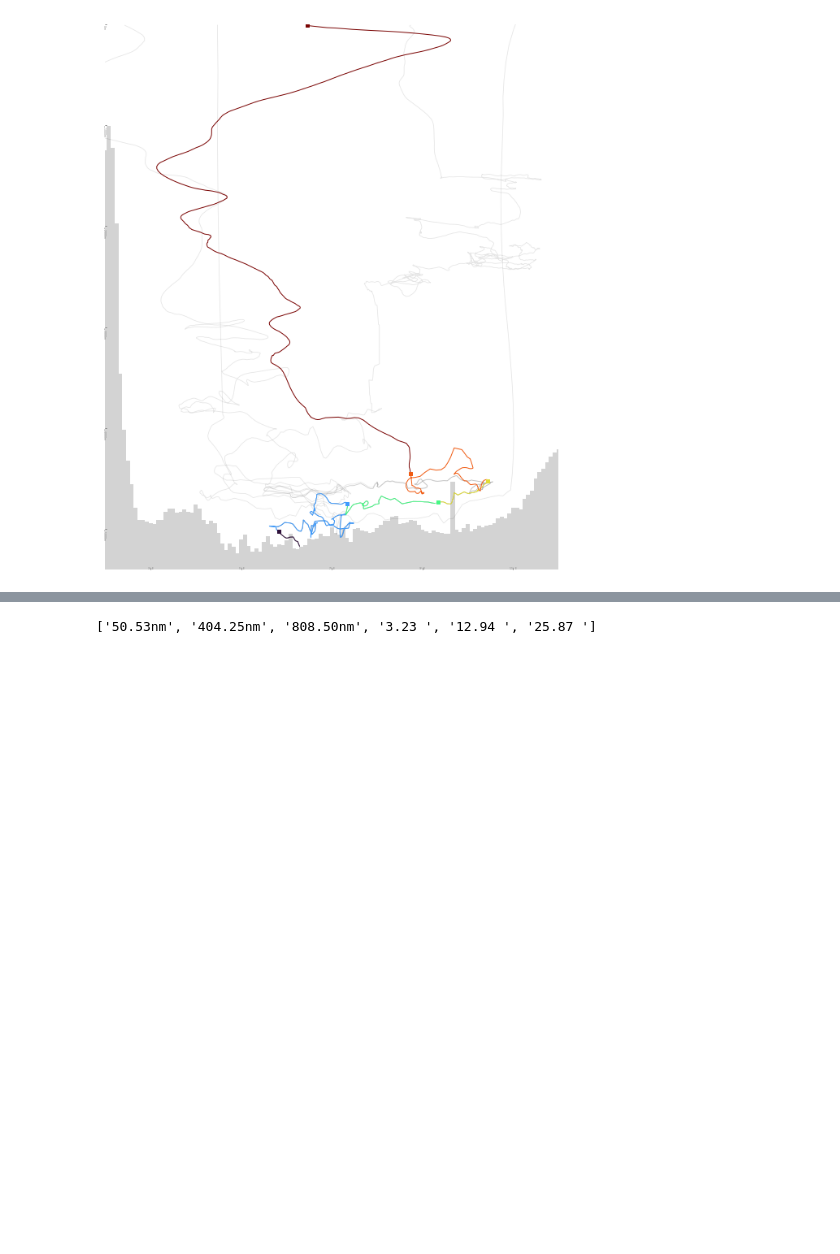
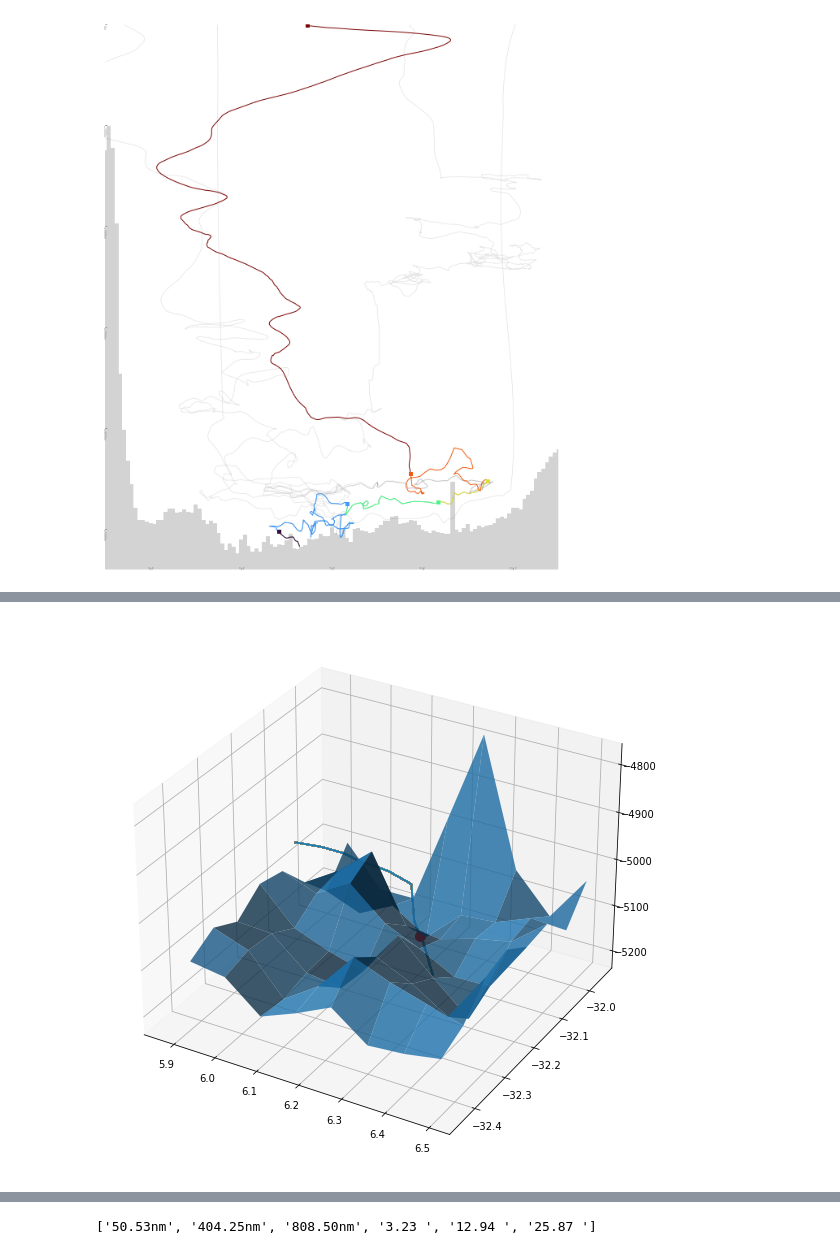
Before and after one commit to OceanParcels/Backtracking_Abyssal_Nanoplastics, a Jupyter notebook: notebooks/poster_plots.ipynb, the cells around one changed output, grey strips where cells are left out. Cells and saved outputs as stored; diff of their text form; code cells hidden in the pictures; blank space fills up the shorter version.

```diff
--- a/notebooks/poster_plots.ipynb
+++ b/notebooks/poster_plots.ipynb
@@ -27,3 +27,7 @@ lon_rest = abs(moi_bathy['nav_lon'][0,:] - lon_obs)
 lat_rest = abs(moi_bathy['nav_lat'][:,0] - lat_obs)
 lon_index = np.where(lon_rest == lon_rest.min())[0][0]
 lat_index = np.where(lat_rest == lat_rest.min())[0][0]
+# %%
+initial_depth = moi_bathy['Bathymetry'][lat_index,lon_index].values
+initial_lon = moi_bathy['nav_lon'][lat_index,lon_index].values
+initial_lat = moi_bathy['nav_lat'][lat_index,lon_index].values
@@ -137,0 +187,25 @@ plt.savefig('../figs/poster_bckgrnd.png', facecolor=(0,0,0,0))
+# %%
+n = 4
+lon_range = range(lon_index-n,lon_index+n)
+lat_range = range(lat_index-n, lat_index+n)
+
+sea_floor = - moi_bathy['Bathymetry'][lat_range, lon_range].values
+sea_lat =  moi_bathy['nav_lat'][lat_range, lon_range].values
+sea_lon =  moi_bathy['nav_lon'][lat_range, lon_range].values
+
+fig = plt.figure(figsize=(10,10))
+ax = fig.add_subplot(projection='3d')
+
+# dx = dy = 1/12 * np.ones_like(sea_floor)
+# dz= np.zeros_like(sea_floor) - 5200
+
+ax.plot_surface(sea_lon, sea_lat, sea_floor, alpha=0.8, zorder=0)
+ax.scatter3D(initial_lon, initial_lat, -5100, color='r', s=100, zorder=1)
+fin = 10
+for i in range(100):
+    ax.plot3D(sim['lon'][i, :fin], sim['lat'][i, :fin], -sim['z'][i, :fin], zorder=2)
+
+
+# ax.view_init(elev=20., azim=90)
+# %% [output]
+[figure, added]
```
Also changed, not shown: parts of 20 cells of this notebook, 4 other files.
